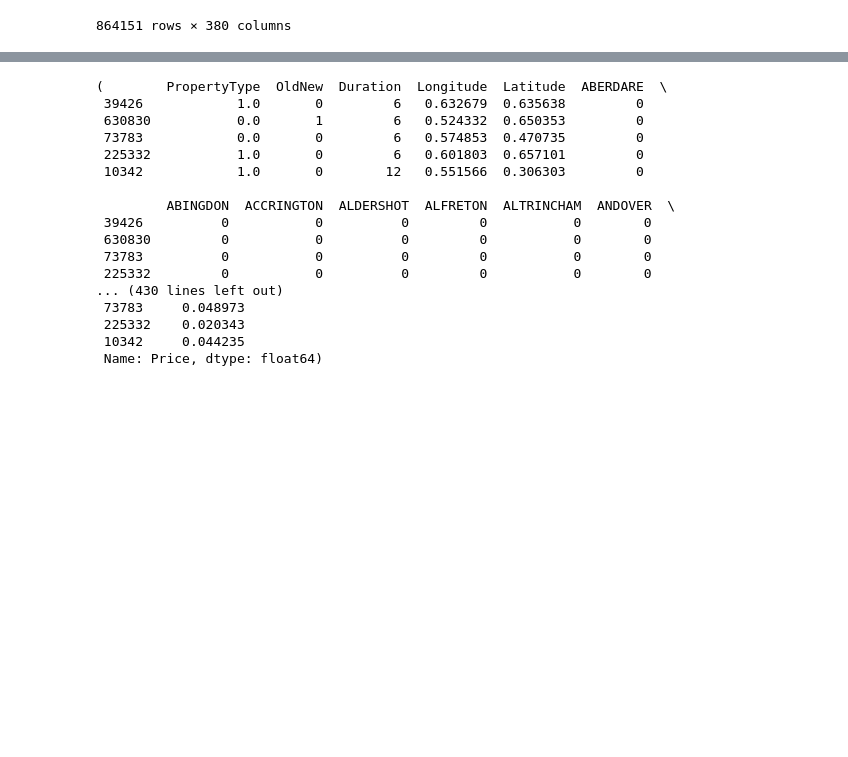
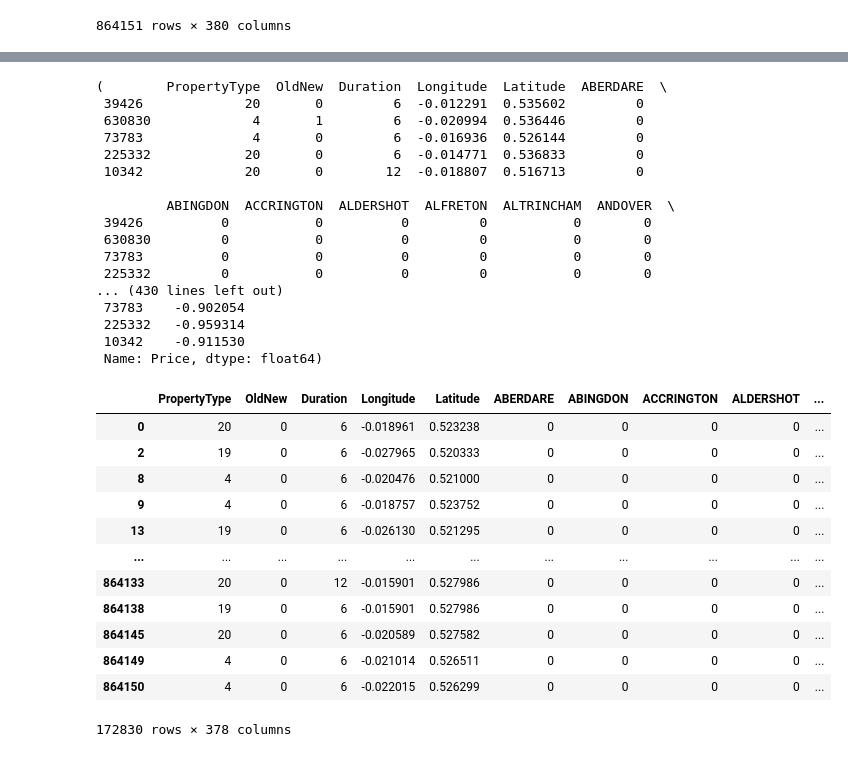
Before and after one commit to sm17977/feedforward-nn-python, a Jupyter notebook: price_prediction.ipynb, the cells around one changed output, grey strips where cells are left out. Drawn from its saved outputs; the diff is of its cells as text; code cells hidden in the pictures; blank space fills up the shorter version.

```diff
--- a/price_prediction.ipynb
+++ b/price_prediction.ipynb
@@ -274,9 +261,12 @@ data
 864151 rows × 380 columns
 # %%
 data.shape
-data.max()
-min_params = data[['Price', 'PropertyType', 'Longitude', 'Latitude']].min()
-max_params = data[['Price', 'PropertyType', 'Longitude', 'Latitude']].max()
-data[['Price','PropertyType', 'Longitude', 'Latitude']] = (data[['Price', 'PropertyType', 'Longitude', 'Latitude']] - min_params) / (max_params- min_params)
-data
+
+min_params = data['Price'].min()
+max_params = data['Price'].max()
+data['Price'] = 2 * ((data['Price'] - min_params) / (max_params - min_params)) -1
+data[['Longitude', 'Latitude']] = (data[['Longitude', 'Latitude']] / 100)
+
+data[['Price', 'Longitude', 'Latitude']]
+data['Price'].describe()
 # %% [output]
@@ -296,18 +282,23 @@ data
 # %%
 train = data.sample(frac=0.8, random_state=200)
 train.drop(['City'], inplace=True, axis=1)
-test = data.drop(train.index)
+test = data.drop(train.index).copy()
+test.drop(['City'], inplace=True, axis=1)
 # %%
-X_train = train.drop(['Price'], axis=1)
 y_train = train.Price
+y_test = test.Price
+train.drop(['Price'], axis=1, inplace=True)
+X_train = train
+test.drop(['Price'], axis=1, inplace=True)
+X_test = test
 X_train.head(), y_train.head()
 # %% [output]
 (        PropertyType  OldNew  Duration  Longitude  Latitude  ABERDARE  \
- 39426            1.0       0         6   0.632679  0.635638         0
- 630830           0.0       1         6   0.524332  0.650353         0
- 73783            0.0       0         6   0.574853  0.470735         0
- 225332           1.0       0         6   0.601803  0.657101         0
- 10342            1.0       0        12   0.551566  0.306303         0
+ 39426             20       0         6  -0.012291  0.535602         0
+ 630830             4       1         6  -0.020994  0.536446         0
+ 73783              4       0         6  -0.016936  0.526144         0
+ 225332            20       0         6  -0.014771  0.536833         0
+ 10342             20       0        12  -0.018807  0.516713         0
 
          ABINGDON  ACCRINGTON  ALDERSHOT  ALFRETON  ALTRINCHAM  ANDOVER  \
  39426          0           0          0         0           0        0
@@ -315,7 +306,25 @@ X_train.head(), y_train.head()
  73783          0           0          0         0           0        0
  225332         0           0          0         0           0        0
 ... (430 lines left out)
- 73783     0.048973
- 225332    0.020343
- 10342     0.044235
+ 73783    -0.902054
+ 225332   -0.959314
+ 10342    -0.911530
  Name: Price, dtype: float64)
+# %%
+
+
+X_test
+# %% [output]
+|  | PropertyType | OldNew | Duration | Longitude | Latitude | ABERDARE | ABINGDON | ACCRINGTON | ALDERSHOT | ... |
+| 0 | 20 | 0 | 6 | -0.018961 | 0.523238 | 0 | 0 | 0 | 0 | ... |
+| 2 | 19 | 0 | 6 | -0.027965 | 0.520333 | 0 | 0 | 0 | 0 | ... |
+| 8 | 4 | 0 | 6 | -0.020476 | 0.521000 | 0 | 0 | 0 | 0 | ... |
+| 9 | 4 | 0 | 6 | -0.018757 | 0.523752 | 0 | 0 | 0 | 0 | ... |
+| 13 | 19 | 0 | 6 | -0.026130 | 0.521295 | 0 | 0 | 0 | 0 | ... |
+| ... | ... | ... | ... | ... | ... | ... | ... | ... | ... | ... |
+| 864133 | 20 | 0 | 12 | -0.015901 | 0.527986 | 0 | 0 | 0 | 0 | ... |
+| 864138 | 19 | 0 | 6 | -0.015901 | 0.527986 | 0 | 0 | 0 | 0 | ... |
+| 864145 | 20 | 0 | 6 | -0.020589 | 0.527582 | 0 | 0 | 0 | 0 | ... |
+| 864149 | 4 | 0 | 6 | -0.021014 | 0.526511 | 0 | 0 | 0 | 0 | ... |
+| 864150 | 4 | 0 | 6 | -0.022015 | 0.526299 | 0 | 0 | 0 | 0 | ... |
+172830 rows × 378 columns
```
Also changed, not shown: parts of 15 cells of this notebook.
